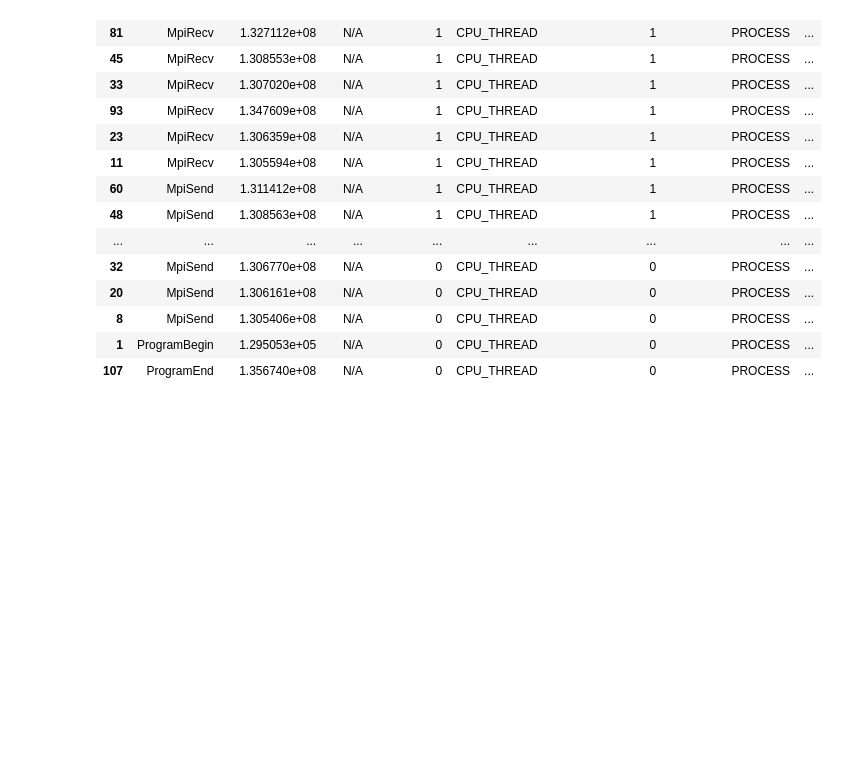
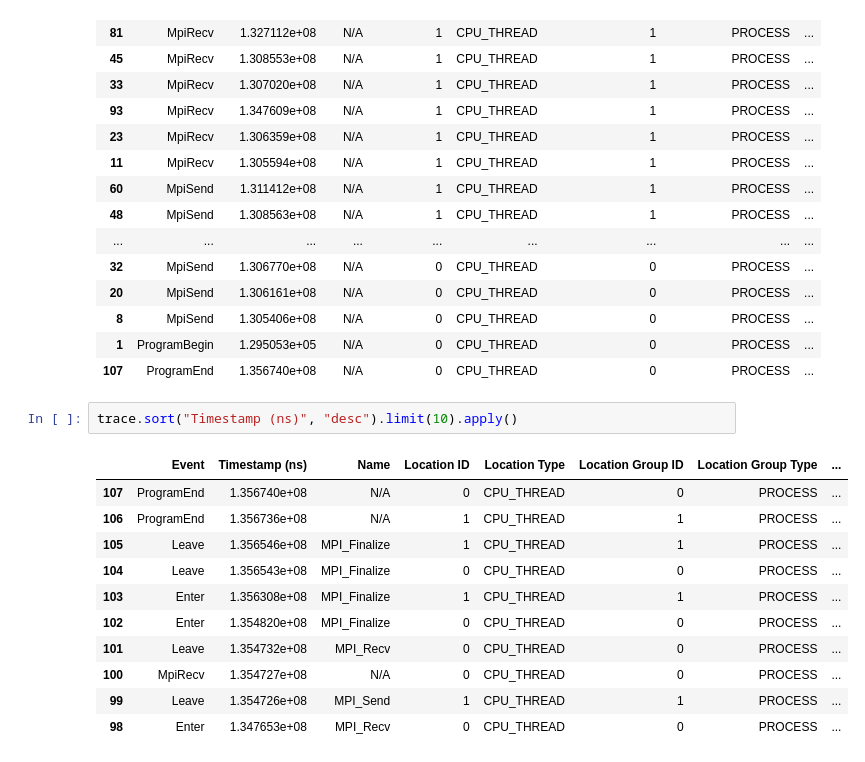
Before and after one commit to hpcgroup/pipit, a Jupyter notebook: docs/examples/query.ipynb, the cells around one changed output. Cells and saved outputs as stored; diff of their text form; blank space fills up the shorter version.

```diff
--- a/docs/examples/query.ipynb
+++ b/docs/examples/query.ipynb
@@ -469,3 +469,17 @@ trace.filter("Name", "==", "N/A").sort("Location ID", "desc").sort("Event").appl
 | 8 | MpiSend | 1.305406e+08 | N/A | 0 | CPU_THREAD | 0 | PROCESS | ... |
 | 1 | ProgramBegin | 1.295053e+05 | N/A | 0 | CPU_THREAD | 0 | PROCESS | ... |
 | 107 | ProgramEnd | 1.356740e+08 | N/A | 0 | CPU_THREAD | 0 | PROCESS | ... |
+# %%
+trace.sort("Timestamp (ns)", "desc").limit(10).apply()
+# %% [output]
+|  | Event | Timestamp (ns) | Name | Location ID | Location Type | Location Group ID | Location Group Type | ... |
+| 107 | ProgramEnd | 1.356740e+08 | N/A | 0 | CPU_THREAD | 0 | PROCESS | ... |
+| 106 | ProgramEnd | 1.356736e+08 | N/A | 1 | CPU_THREAD | 1 | PROCESS | ... |
+| 105 | Leave | 1.356546e+08 | MPI_Finalize | 1 | CPU_THREAD | 1 | PROCESS | ... |
+| 104 | Leave | 1.356543e+08 | MPI_Finalize | 0 | CPU_THREAD | 0 | PROCESS | ... |
+| 103 | Enter | 1.356308e+08 | MPI_Finalize | 1 | CPU_THREAD | 1 | PROCESS | ... |
+| 102 | Enter | 1.354820e+08 | MPI_Finalize | 0 | CPU_THREAD | 0 | PROCESS | ... |
+| 101 | Leave | 1.354732e+08 | MPI_Recv | 0 | CPU_THREAD | 0 | PROCESS | ... |
+| 100 | MpiRecv | 1.354727e+08 | N/A | 0 | CPU_THREAD | 0 | PROCESS | ... |
+| 99 | Leave | 1.354726e+08 | MPI_Send | 1 | CPU_THREAD | 1 | PROCESS | ... |
+| 98 | Enter | 1.347653e+08 | MPI_Recv | 0 | CPU_THREAD | 0 | PROCESS | ... |
```
Also changed, not shown: parts of 4 cells of this notebook, 2 other files.
